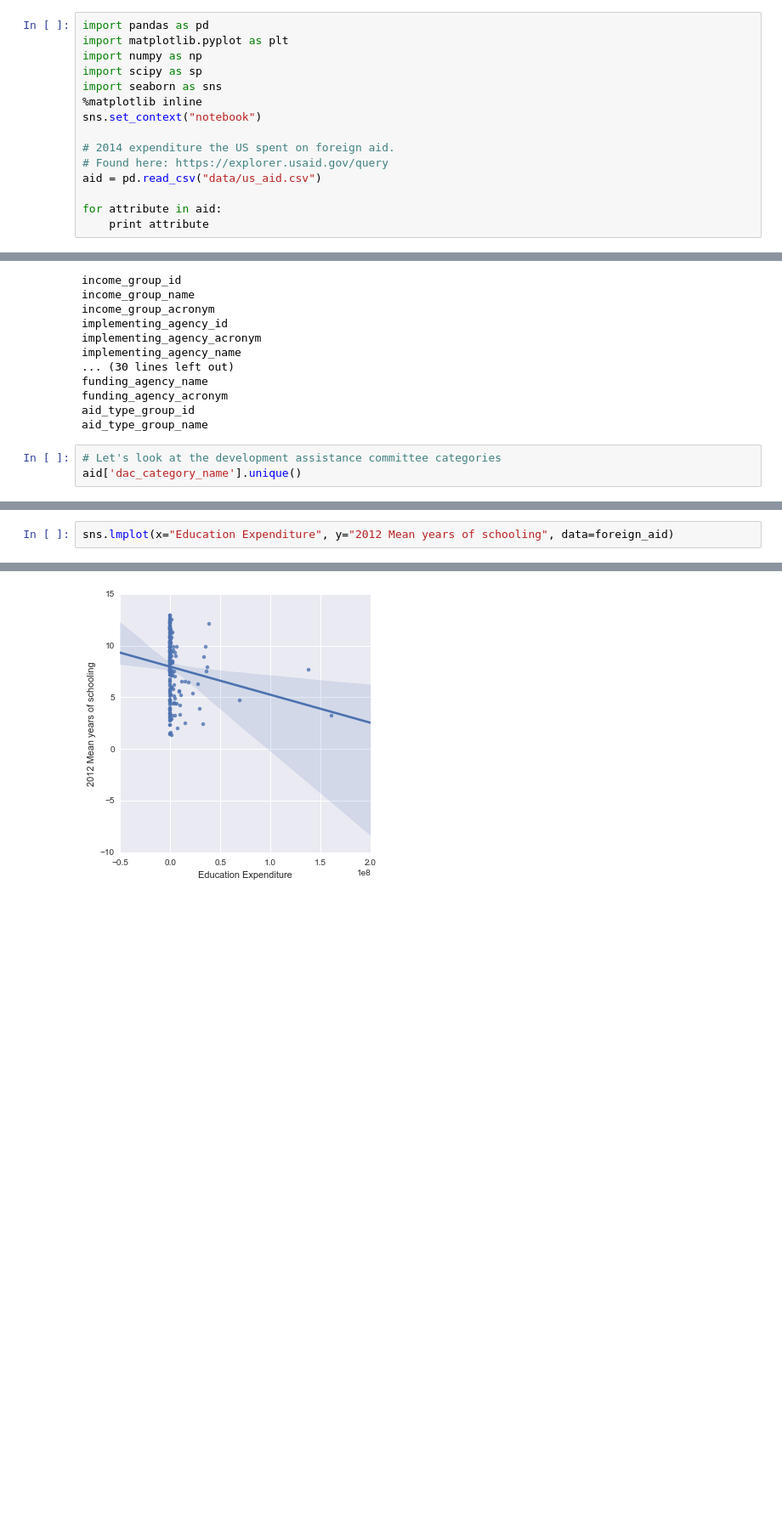
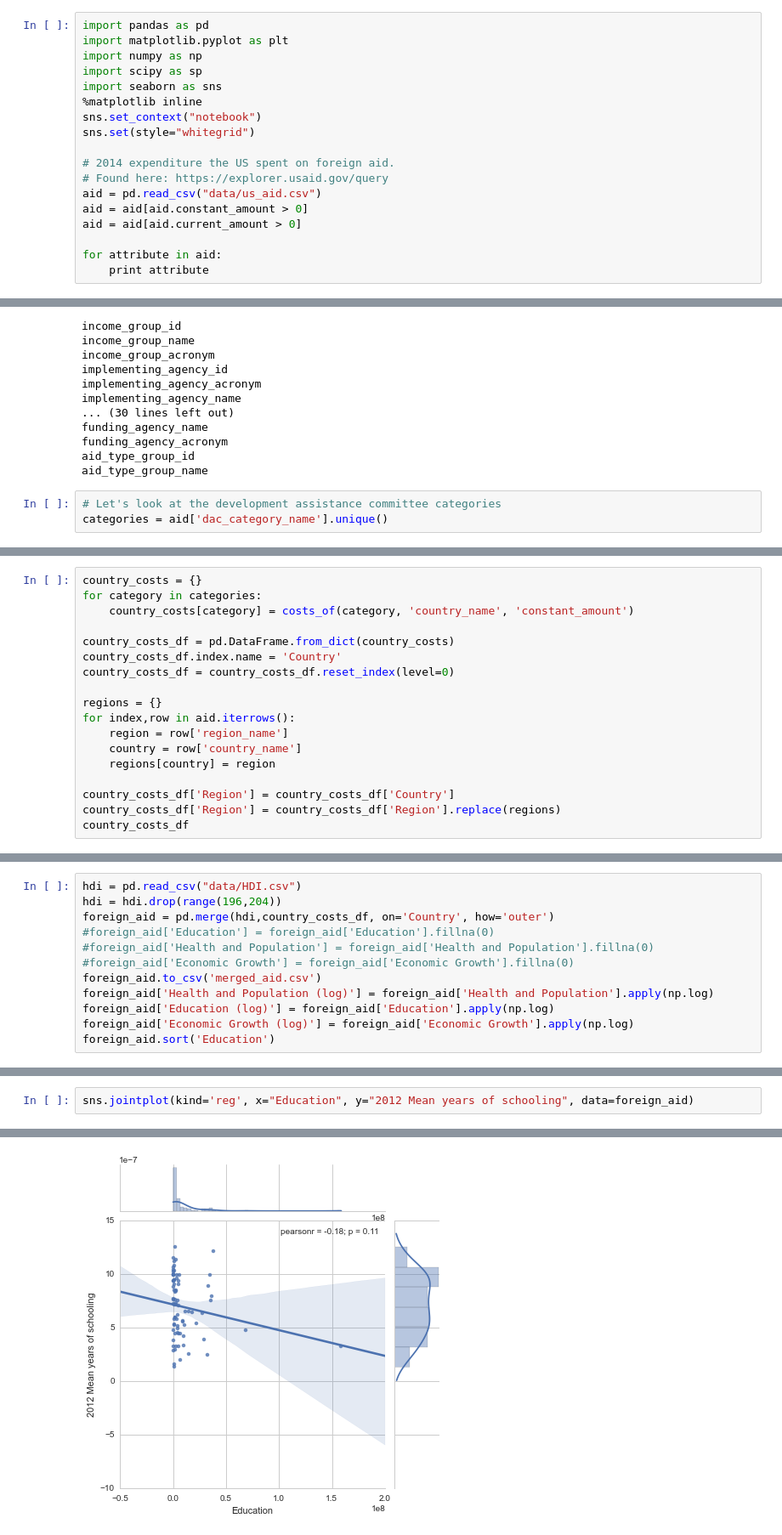
Before and after one commit to ds-proto/ds-proto.github.io, a Jupyter notebook: US_aid.ipynb, the cells around one changed output, grey strips where cells are left out. Shown at 85% size. Drawn from its saved outputs; the diff is of its cells as text; blank space fills up the shorter version.

```diff
--- a/US_aid.ipynb
+++ b/US_aid.ipynb
@@ -6,10 +6,13 @@ import scipy as sp
 import seaborn as sns
 %matplotlib inline
 sns.set_context("notebook")
+sns.set(style="whitegrid")
 
 # 2014 expenditure the US spent on foreign aid.
 # Found here: https://explorer.usaid.gov/query
 aid = pd.read_csv("data/us_aid.csv")
+aid = aid[aid.constant_amount > 0]
+aid = aid[aid.current_amount > 0]
 
 for attribute in aid:
     print attribute
@@ -33,4 +36,4 @@ aid_type_group_id
 aid_type_group_name
 # %%
 # Let's look at the development assistance committee categories
-aid['dac_category_name'].unique()
+categories = aid['dac_category_name'].unique()
@@ -72,0 +76,18 @@ education_df
+# %%
+country_costs = {}
+for category in categories:
+    country_costs[category] = costs_of(category, 'country_name', 'constant_amount')
+
+country_costs_df = pd.DataFrame.from_dict(country_costs)
+country_costs_df.index.name = 'Country'
+country_costs_df = country_costs_df.reset_index(level=0)
+
+regions = {}
+for index,row in aid.iterrows():
+    region = row['region_name']
+    country = row['country_name']
+    regions[country] = region
+
+country_costs_df['Region'] = country_costs_df['Country']
+country_costs_df['Region'] = country_costs_df['Region'].replace(regions)
+country_costs_df
@@ -163,0 +136,12 @@ foreign_aid.sort('Education Expenditure')
+# %%
+hdi = pd.read_csv("data/HDI.csv")
+hdi = hdi.drop(range(196,204))
+foreign_aid = pd.merge(hdi,country_costs_df, on='Country', how='outer')
+#foreign_aid['Education'] = foreign_aid['Education'].fillna(0)
+#foreign_aid['Health and Population'] = foreign_aid['Health and Population'].fillna(0)
+#foreign_aid['Economic Growth'] = foreign_aid['Economic Growth'].fillna(0)
+foreign_aid.to_csv('merged_aid.csv')
+foreign_aid['Health and Population (log)'] = foreign_aid['Health and Population'].apply(np.log)
+foreign_aid['Education (log)'] = foreign_aid['Education'].apply(np.log)
+foreign_aid['Economic Growth (log)'] = foreign_aid['Economic Growth'].apply(np.log)
+foreign_aid.sort('Education')
@@ -169,3 +177,3 @@ sns.lmplot(x="Economic Expenditure", y="2013 Gross national income (GNI) per cap
 # %%
-sns.lmplot(x="Education Expenditure", y="2012 Mean years of schooling", data=foreign_aid)
+sns.jointplot(kind='reg', x="Education", y="2012 Mean years of schooling", data=foreign_aid)
 # %% [output]
@@ -173 +181 @@ sns.lmplot(x="Education Expenditure", y="2012 Mean years of schooling", data=for
-[figure, old version]
+[figure, new version]
```
Also changed, not shown: parts of 21 cells of this notebook, 2 other files.
